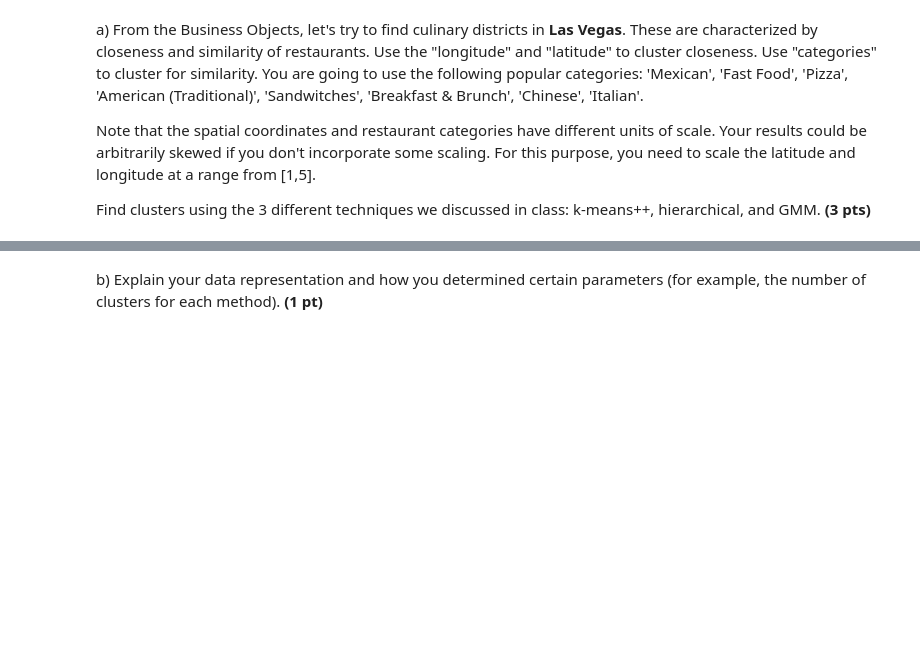
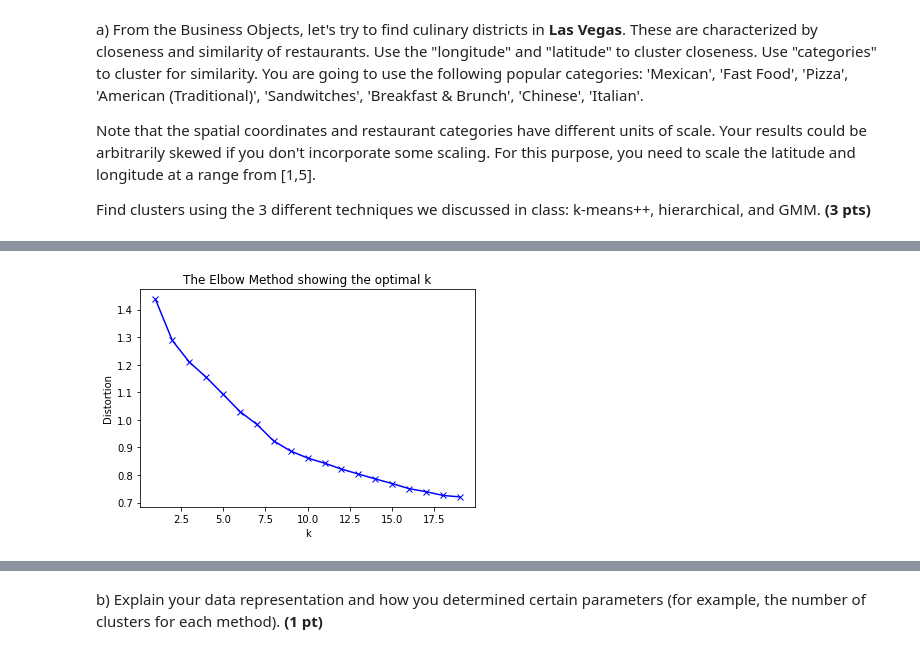
Before and after one commit to CS506-Boston-University/cs506-spring2018-hw2-1-jweixuan, a Jupyter notebook: HW2.1.ipynb, the cells around one changed output, grey strips where cells are left out. Cells and saved outputs as stored; diff of their text form; code cells hidden in the pictures; blank space fills up the shorter version.

```diff
--- a/HW2.1.ipynb
+++ b/HW2.1.ipynb
@@ -12,0 +110,30 @@ Find clusters using the 3 different techniques we discussed in class: k-means++,
+# %%
+# determine the number of clusters using elbow method
+
+from sklearn.cluster import KMeans
+from sklearn import metrics
+from scipy.spatial.distance import cdist
+import numpy as np
+import matplotlib.pyplot as plt
+
+colors = ['b', 'g', 'r']
+markers = ['o', 'v', 's']
+
+# k means determine k
+distortions = []
+K = range(1,20)
+for i in K:
+    kmeanModel = KMeans(n_clusters=i).fit(k)
+    kmeanModel.fit(k)
+    distortions.append(sum(np.min(cdist(k, kmeanModel.cluster_centers_, 'euclidean'), axis=1)) / k.shape[0])
+
+# Plot the elbow
+plt.plot(K, distortions, 'bx-')
+plt.xlabel('k')
+plt.ylabel('Distortion')
+plt.title('The Elbow Method showing the optimal k')
+plt.show()
+
+print("According to the figure, n = 8 is a point that makes a sharp change")
+# %% [output]
+[figure, added]
```
Also changed, not shown: parts of 16 cells of this notebook.
